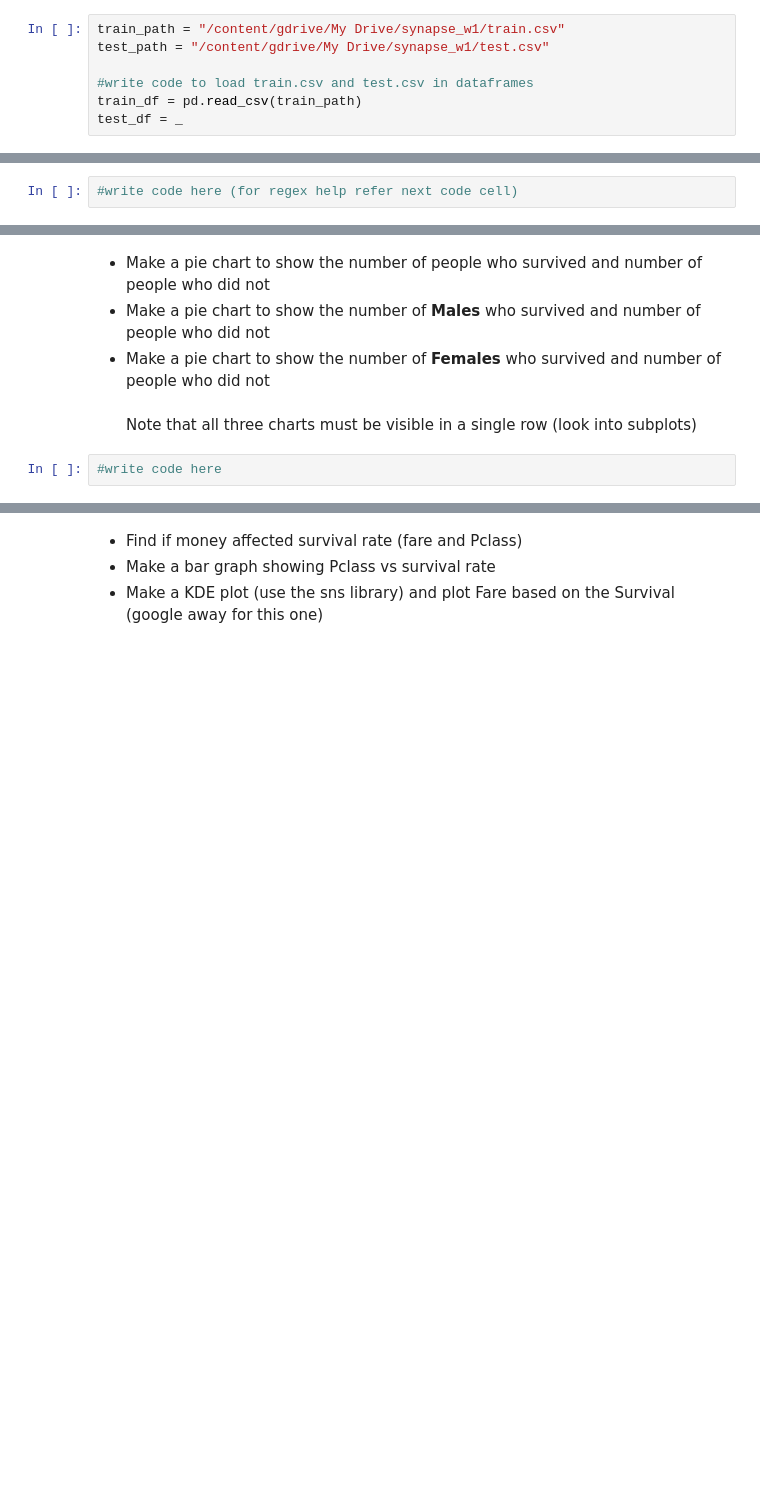
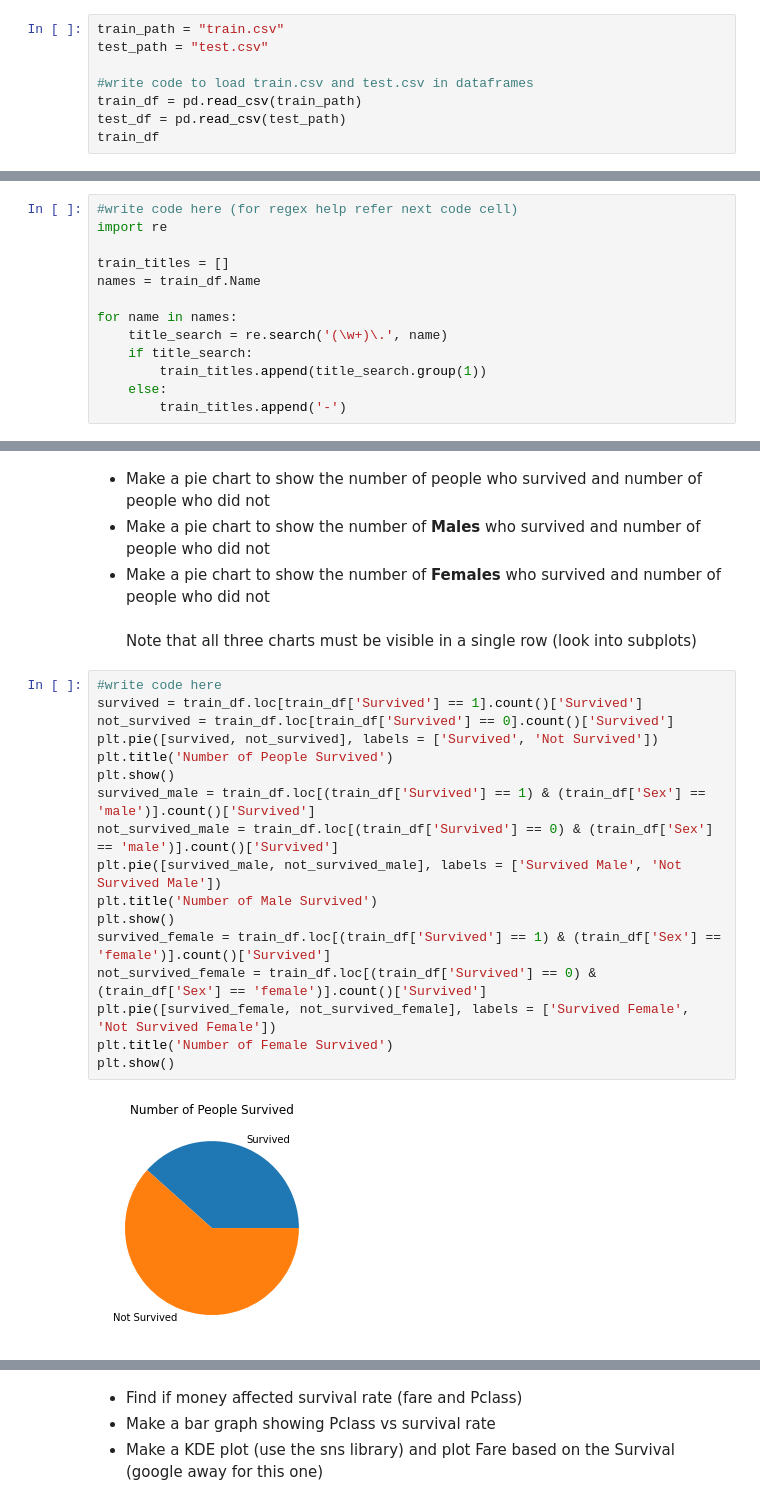
Before and after one commit to MihirShinde-29/Synapse-Learning-Period, a Jupyter notebook: Week1/Task1.ipynb, the cells around one changed output, grey strips where cells are left out. Drawn from its saved outputs; the diff is of its cells as text; blank space fills up the shorter version.

```diff
--- a/Week1/Task1.ipynb
+++ b/Week1/Task1.ipynb
@@ -16,10 +17,11 @@ Mounted at /content/gdrive
 <br> load the titanic dataset in a pandas dataframe <br> (download dataset from https://www.kaggle.com/c/titanic/data and store it in a folder called <b>"syanpse_w1"</b> in the root of your drive) <br>
 Note that you have to download the train and test csv files seperately
 # %%
-train_path = "/content/gdrive/My Drive/synapse_w1/train.csv"
-test_path = "/content/gdrive/My Drive/synapse_w1/test.csv"
+train_path = "train.csv"
+test_path = "test.csv"
 
 #write code to load train.csv and test.csv in dataframes
 train_df = pd.read_csv(train_path)
-test_df = _
+test_df = pd.read_csv(test_path)
+train_df
 # %% [output]
@@ -68,5 +163,16 @@ dictionary should look like : <br>
 - store the title in a new column in the dataframe. Name the column : <b>Title</b>
 # %%
 #write code here (for regex help refer next code cell)
+import re
+
+train_titles = []
+names = train_df.Name
+
+for name in names:
+    title_search = re.search('(\w+)\.', name)
+    if title_search:
+        train_titles.append(title_search.group(1))
+    else:
+        train_titles.append('-')
 # %%
 #regex example
@@ -116,5 +282,22 @@ The aim of this notebook is not to point out every small detail but to give you
 - Make a pie chart to show the number of <b>Females</b> who survived and number of people who did not
 <br><br>
 Note that all three charts must be visible in a single row (look into subplots)
-# %%
-#write code here
+# %%
+#write code here
+survived = train_df.loc[train_df['Survived'] == 1].count()['Survived']
+not_survived = train_df.loc[train_df['Survived'] == 0].count()['Survived']
+plt.pie([survived, not_survived], labels = ['Survived', 'Not Survived'])
+plt.title('Number of People Survived')
+plt.show()
+survived_male = train_df.loc[(train_df['Survived'] == 1) & (train_df['Sex'] == 'male')].count()['Survived']
+not_survived_male = train_df.loc[(train_df['Survived'] == 0) & (train_df['Sex'] == 'male')].count()['Survived']
+plt.pie([survived_male, not_survived_male], labels = ['Survived Male', 'Not Survived Male'])
+plt.title('Number of Male Survived')
+plt.show()
+survived_female = train_df.loc[(train_df['Survived'] == 1) & (train_df['Sex'] == 'female')].count()['Survived']
+not_survived_female = train_df.loc[(train_df['Survived'] == 0) & (train_df['Sex'] == 'female')].count()['Survived']
+plt.pie([survived_female, not_survived_female], labels = ['Survived Female', 'Not Survived Female'])
+plt.title('Number of Female Survived')
+plt.show()
+# %% [output]
+[figure, added]
```
Also changed, not shown: parts of 51 cells of this notebook.
